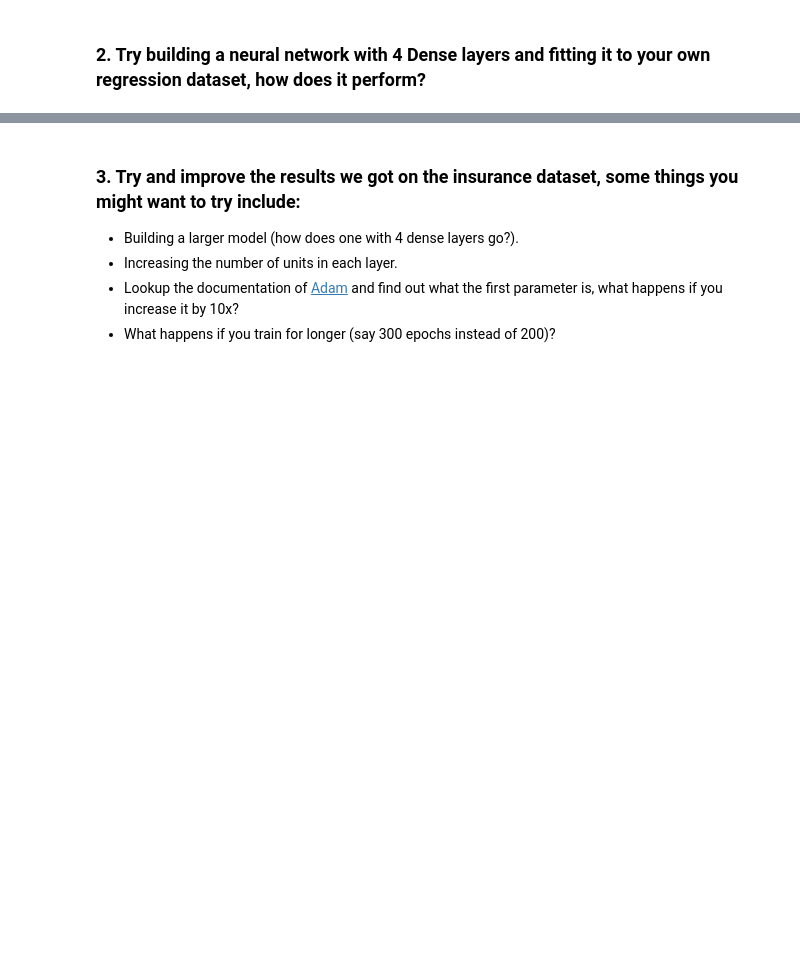
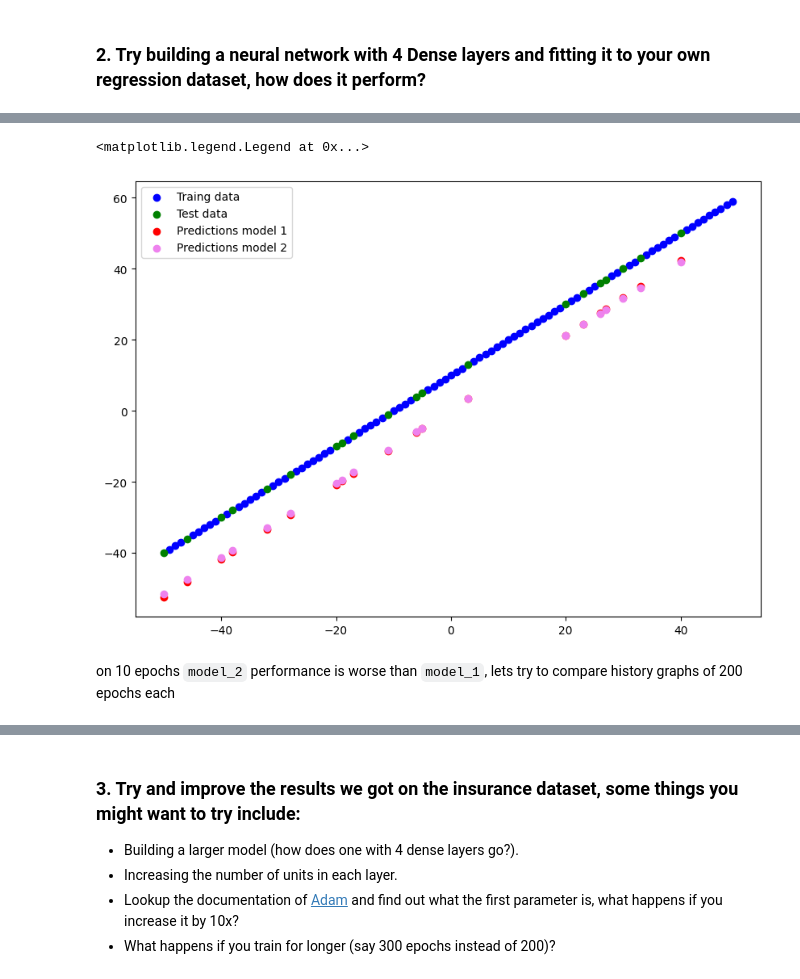
Before and after one commit to haapsee/JupyterNotebooks, a Jupyter notebook: jupyterprojects/Course_Tensorflow_for_Deep_Learning_Bootcamp/01_Neural_network_regression_with_TensorFlow_Exercises.ipynb, the cells around one changed output, grey strips where cells are left out. Saved outputs shown, nothing was run; the diff lists cells and outputs as text; code cells hidden in the pictures; blank space fills up the shorter version.

```diff
--- a/jupyterprojects/Course_Tensorflow_for_Deep_Learning_Bootcamp/01_Neural_network_regression_with_TensorFlow_Exercises.ipynb
+++ b/jupyterprojects/Course_Tensorflow_for_Deep_Learning_Bootcamp/01_Neural_network_regression_with_TensorFlow_Exercises.ipynb
@@ -18,0 +37,16 @@ tf.__version__
+# %%
+# Set seed
+tf.random.set_seed(42)
+
+# Create model
+model_1 = tf.keras.models.Sequential([
+    tf.keras.layers.Dense(1)
+])
+
+# Compile model
+model_1.compile(loss=tf.keras.losses.mae,
+              optimizer=tf.keras.optimizers.SGD(),
+              metrics=["mae"])
+
+# Fit a model
+model_1.fit(tf.expand_dims(X_train, axis=-1), y_train, epochs=10)
@@ -19,2 +94,21 @@ tf.__version__
 # %% [markdown]
 ### 2. Try building a neural network with 4 Dense layers and fitting it to your own regression dataset, how does it perform?
+# %%
+# Set seed
+tf.random.set_seed(42)
+
+# Create model
+model_2 = tf.keras.models.Sequential([
+    tf.keras.layers.Dense(10),
+    tf.keras.layers.Dense(10),
+    tf.keras.layers.Dense(10),
+    tf.keras.layers.Dense(1)
+])
+
+# Compile model
+model_2.compile(loss=tf.keras.losses.mae,
+              optimizer=tf.keras.optimizers.Adam(),
+              metrics=["mae"])
+
+# Fit a model
+model_2.fit(tf.expand_dims(X_train, axis=-1), y_train, epochs=10)
@@ -20,0 +137,10 @@ tf.__version__
+# %%
+plt.figure(figsize=(10,7))
+
+plt.scatter(X_train, y_train, c="b", label="Traing data")
+plt.scatter(X_test, y_test, c="g", label="Test data")
+plt.scatter(X_test, model_1.predict(X_test), c="r", label="Predictions model 1")
+plt.scatter(X_test, model_2.predict(X_test), c="violet", label="Predictions model 2")
+
+plt.legend()
+# %% [output]
@@ -20,0 +149,5 @@ tf.__version__
+<matplotlib.legend.Legend at 0x...>
+[figure, added]
+# %% [markdown]
+on 10 epochs `model_2` performance is worse than `model_1`,
+lets try to compare history graphs of 200 epochs each
```
Also changed, not shown: parts of 25 cells of this notebook.
